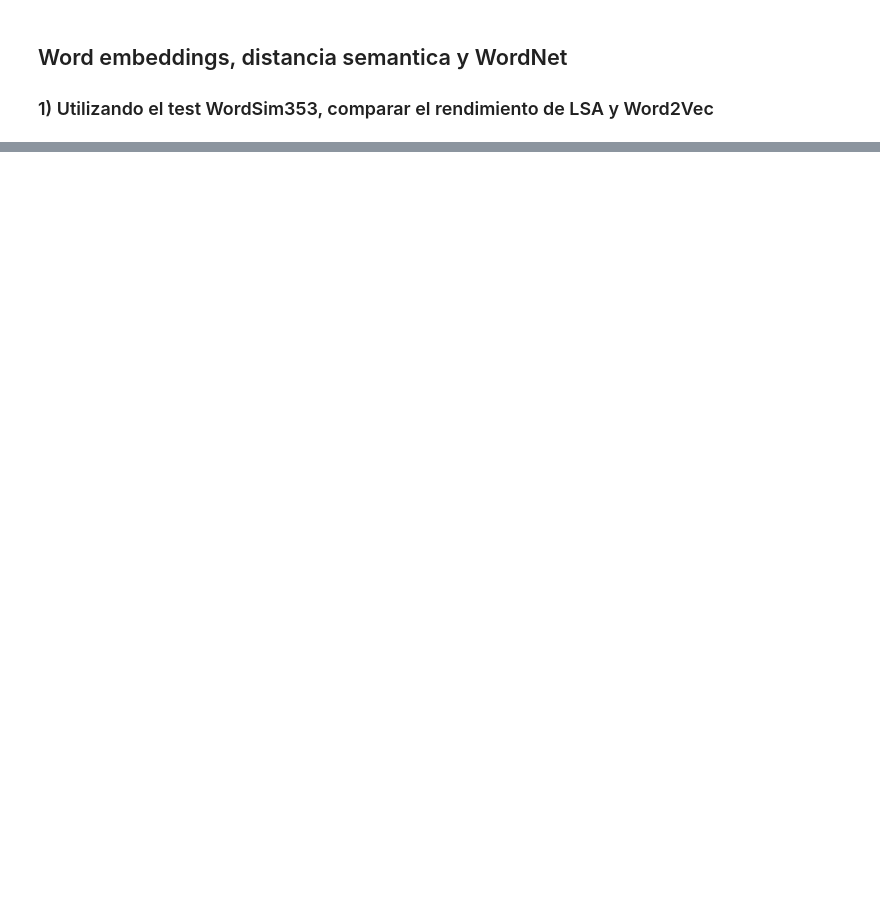
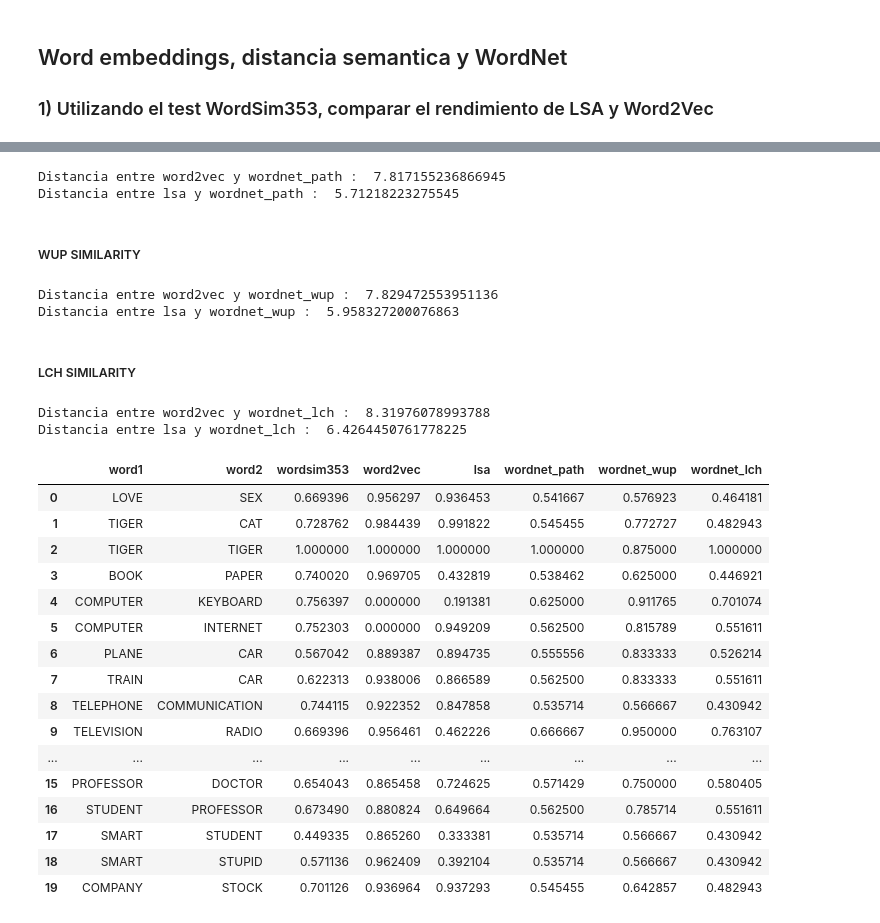
Before and after one commit to matguer/cienciaDatosEntregas, a Jupyter notebook: tp6/tp6.ipynb, the cells around one changed output, grey strips where cells are left out. Drawn from its saved outputs; the diff is of its cells as text; code cells hidden in the pictures; blank space fills up the shorter version.

```diff
--- a/tp6/tp6.ipynb
+++ b/tp6/tp6.ipynb
@@ -448,0 +414,13 @@ array([[ 0.677     ,  0.76447627,  0.        ],
+# %%
+# Creamos el modelo de LSA entrenandolo también con ap.
+dictionary = corpora.Dictionary(docs_words.values())
+corpus = [dictionary.doc2bow(text) for text in docs_words.values()]
+lsiModel = models.LsiModel(corpus, id2word=dictionary, num_topics=4)
+# %%
+def lsaSimilarity(word1, word2):
+    vec1 = dictionary.doc2bow([word1])
+    vec2 = dictionary.doc2bow([word2])
+    if len(vec1) > 0 and len(vec2) > 0:
+        return 1 - sp.spatial.distance.cosine(np.array(lsiModel[vec1])[:,1], np.array(lsiModel[vec2])[:,1])
+    else:
+        return -1.0
@@ -448,0 +429,7 @@ array([[ 0.677     ,  0.76447627,  0.        ],
+# %%
+# Clasificamos con word2vec y LSA
+df_classifications['word2vec'] = df_classifications.apply(func=lambda x: word2vecSimilarity(x[0], x[1]), axis=1)
+df_classifications['lsa'] = df_classifications.apply(func=lambda x: lsaSimilarity(x[0], x[1]), axis=1)
+
+# Imprimimos los primeros 20 a modo de ejemplo
+df_classifications[:20]
@@ -448,0 +454,9 @@ array([[ 0.677     ,  0.76447627,  0.        ],
+# %%
+# Normalizamos los valores
+min_max_scaler = sk.preprocessing.MinMaxScaler()
+df_classifications[['wordsim353']] = min_max_scaler.fit_transform(df_classifications['wordsim353'].values.reshape(-1,1))
+df_classifications[['word2vec']] = min_max_scaler.fit_transform(df_classifications['word2vec'].values.reshape(-1,1))
+df_classifications[['lsa']] = min_max_scaler.fit_transform(df_classifications['lsa'].values.reshape(-1,1))
+
+# Imprimimos los primeros 20 como ejemplo
+df_classifications[:20]
@@ -450,0 +527,40 @@ array([[ 0.677     ,  0.76447627,  0.        ],
+# %%
+compare_embeddings('wordnet_path', wordnet_path_similarity)
+# %% [output]
+Distancia entre word2vec y wordnet_path :  7.817155236866945
+Distancia entre lsa y wordnet_path :  5.71218223275545
+# %% [markdown]
+##### WUP SIMILARITY
+# %%
+compare_embeddings('wordnet_wup', wordnet_wup_similarity)
+# %% [output]
+Distancia entre word2vec y wordnet_wup :  7.829472553951136
+Distancia entre lsa y wordnet_wup :  5.958327200076863
+# %% [markdown]
+##### LCH SIMILARITY
+# %%
+compare_embeddings('wordnet_lch', wordnet_lch_similarity)
+# %% [output]
+Distancia entre word2vec y wordnet_lch :  8.31976078993788
+Distancia entre lsa y wordnet_lch :  6.4264450761778225
+# %%
+# Finalmente, las clasificaciones quedan del siguiente modo (Imprimimos 20 a modo de ejemplo)
+df_classifications[:20]
+# %% [output]
+|  | word1 | word2 | wordsim353 | word2vec | lsa | wordnet_path | wordnet_wup | wordnet_lch |
+| 0 | LOVE | SEX | 0.669396 | 0.956297 | 0.936453 | 0.541667 | 0.576923 | 0.464181 |
+| 1 | TIGER | CAT | 0.728762 | 0.984439 | 0.991822 | 0.545455 | 0.772727 | 0.482943 |
+| 2 | TIGER | TIGER | 1.000000 | 1.000000 | 1.000000 | 1.000000 | 0.875000 | 1.000000 |
+| 3 | BOOK | PAPER | 0.740020 | 0.969705 | 0.432819 | 0.538462 | 0.625000 | 0.446921 |
+| 4 | COMPUTER | KEYBOARD | 0.756397 | 0.000000 | 0.191381 | 0.625000 | 0.911765 | 0.701074 |
+| 5 | COMPUTER | INTERNET | 0.752303 | 0.000000 | 0.949209 | 0.562500 | 0.815789 | 0.551611 |
+| 6 | PLANE | CAR | 0.567042 | 0.889387 | 0.894735 | 0.555556 | 0.833333 | 0.526214 |
+| 7 | TRAIN | CAR | 0.622313 | 0.938006 | 0.866589 | 0.562500 | 0.833333 | 0.551611 |
+| 8 | TELEPHONE | COMMUNICATION | 0.744115 | 0.922352 | 0.847858 | 0.535714 | 0.566667 | 0.430942 |
+| 9 | TELEVISION | RADIO | 0.669396 | 0.956461 | 0.462226 | 0.666667 | 0.950000 | 0.763107 |
+| ... | ... | ... | ... | ... | ... | ... | ... | ... |
+| 15 | PROFESSOR | DOCTOR | 0.654043 | 0.865458 | 0.724625 | 0.571429 | 0.750000 | 0.580405 |
+| 16 | STUDENT | PROFESSOR | 0.673490 | 0.880824 | 0.649664 | 0.562500 | 0.785714 | 0.551611 |
+| 17 | SMART | STUDENT | 0.449335 | 0.865260 | 0.333381 | 0.535714 | 0.566667 | 0.430942 |
+| 18 | SMART | STUPID | 0.571136 | 0.962409 | 0.392104 | 0.535714 | 0.566667 | 0.430942 |
+| 19 | COMPANY | STOCK | 0.701126 | 0.936964 | 0.937293 | 0.545455 | 0.642857 | 0.482943 |
```
Also changed, not shown: parts of 39 cells of this notebook.
